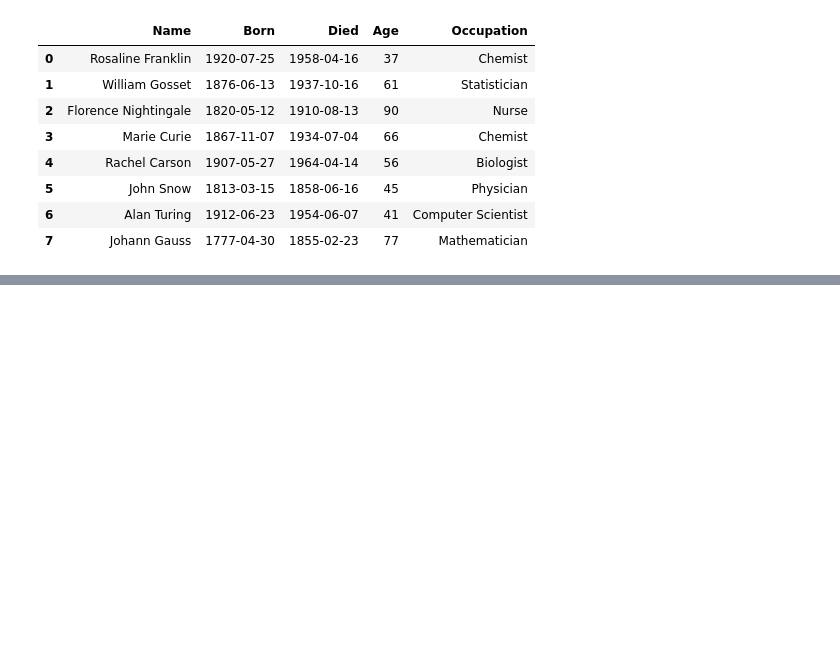
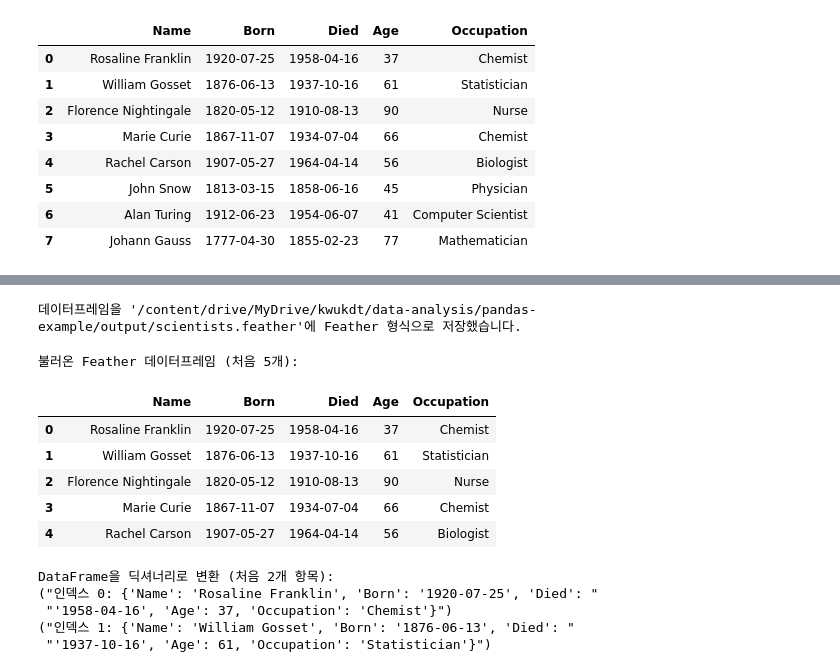
Before and after one commit to syeonris72/kwukdt, a Jupyter notebook: data-analysis/pandas-example/notebook/pandas-3.ipynb, the cells around one changed output, grey strips where cells are left out. Cells and saved outputs as stored; diff of their text form; code cells hidden in the pictures; blank space fills up the shorter version.

```diff
--- a/data-analysis/pandas-example/notebook/pandas-3.ipynb
+++ b/data-analysis/pandas-example/notebook/pandas-3.ipynb
@@ -91,0 +157,38 @@ dtype: float64
+# %%
+# 데이터프레임을 Feather 파일로 저장
+feather_path = os.path.join(output_dir, 'scientists.feather')
+scientists.to_feather(feather_path)
+print(f"데이터프레임을 '{feather_path}'에 Feather 형식으로 저장했습니다.")
+# %% [output]
+데이터프레임을 '/content/drive/MyDrive/kwukdt/data-analysis/pandas-example/output/scientists.feather'에 Feather 형식으로 저장했습니다.
+# %%
+# Feather 파일 불러오기
+loaded_scientists_feather = pd.read_feather(feather_path)
+print("불러온 Feather 데이터프레임 (처음 5개):")
+display(loaded_scientists_feather.head())
+# %% [output]
+불러온 Feather 데이터프레임 (처음 5개):
+|  | Name | Born | Died | Age | Occupation |
+| 0 | Rosaline Franklin | 1920-07-25 | 1958-04-16 | 37 | Chemist |
+| 1 | William Gosset | 1876-06-13 | 1937-10-16 | 61 | Statistician |
+| 2 | Florence Nightingale | 1820-05-12 | 1910-08-13 | 90 | Nurse |
+| 3 | Marie Curie | 1867-11-07 | 1934-07-04 | 66 | Chemist |
+| 4 | Rachel Carson | 1907-05-27 | 1964-04-14 | 56 | Biologist |
+# %%
+# 딕셔너리(Dictionary)
+from pprint import pprint
+
+# DataFrame을 'index' orient로 딕셔너리로 변환
+# 현재 scientists 데이터프레임의 'Born'과 'Died'는 문자열
+scientists_dict = scientists.to_dict(orient='index')
+print("DataFrame을 딕셔너리로 변환 (처음 2개 항목):")
+for i, (idx, row_dict) in enumerate(scientists_dict.items()):
+    if i >= 2:
+        break
+    pprint(f"인덱스 {idx}: {row_dict}")
+# %% [output]
+DataFrame을 딕셔너리로 변환 (처음 2개 항목):
+("인덱스 0: {'Name': 'Rosaline Franklin', 'Born': '1920-07-25', 'Died': "
+ "'1958-04-16', 'Age': 37, 'Occupation': 'Chemist'}")
+("인덱스 1: {'Name': 'William Gosset', 'Born': '1876-06-13', 'Died': "
+ "'1937-10-16', 'Age': 61, 'Occupation': 'Statistician'}")
```
Also changed, not shown: parts of 23 cells of this notebook.
